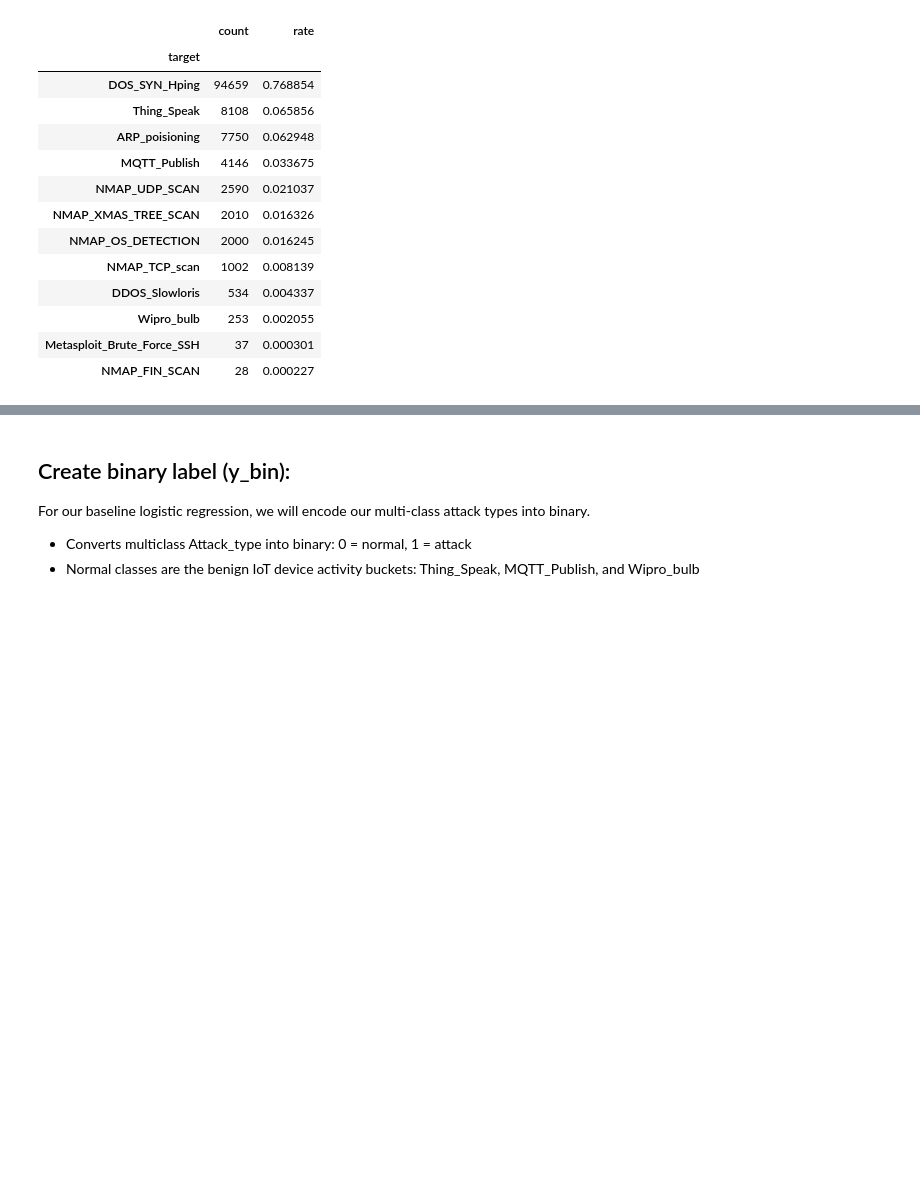
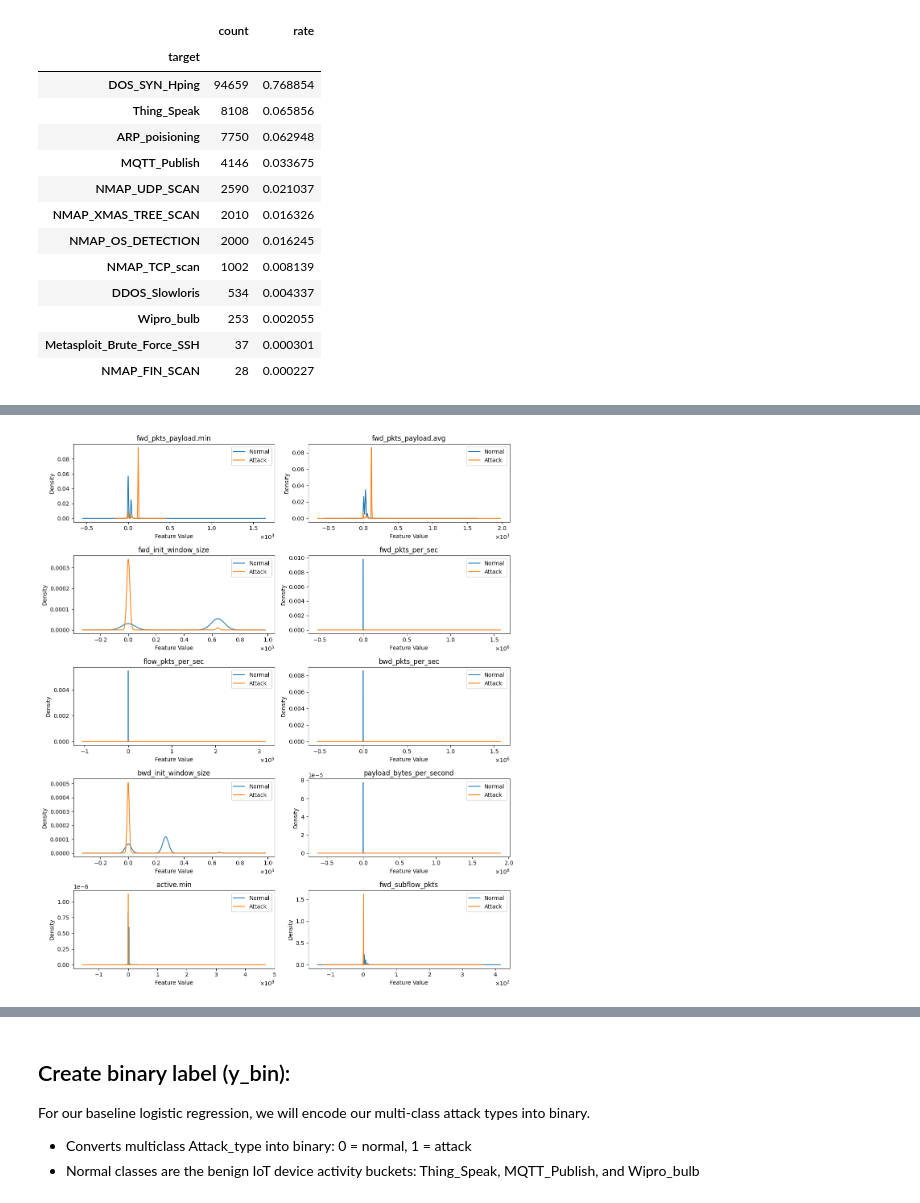
Before and after one commit to AnhJoe/Real-Time_IoT_2022_Quantized_Auto_Encoder, a Jupyter notebook: RT-IoT2022.ipynb, the cells around one changed output, grey strips where cells are left out. Cells and saved outputs as stored; diff of their text form; code cells hidden in the pictures; blank space fills up the shorter version.

```diff
--- a/RT-IoT2022.ipynb
+++ b/RT-IoT2022.ipynb
@@ -474,0 +567,30 @@ To maintain methodological rigor without introducing synthetic data, we construc
+# %%
+#| label: fig-rtiot-kde
+#| fig-cap: "KDE plots of top features by effect size"
+#| fig-width: 8
+#| fig-height: 6
+#| echo: false
+
+fig, axes = plt.subplots(5, 2, figsize=(12, 14))
+axes = axes.flatten()
+
+for ax, col in zip(axes, TOP_FEATURES):
+
+    df.loc[NORMAL_MASK, col].plot(kind="kde", ax=ax, label="Normal")
+    df.loc[ATTACK_MASK, col].plot(kind="kde", ax=ax, label="Attack")
+
+    # Titles and labels
+    ax.set_title(col)
+    ax.set_xlabel("Feature Value")
+    ax.set_ylabel("Density")
+
+    # Improve tick readability for large network values
+    ax.xaxis.set_major_formatter(ticker.ScalarFormatter(useMathText=True))
+    ax.ticklabel_format(style="sci", axis="x", scilimits=(0,0))
+
+    ax.legend()
+
+plt.tight_layout()
+plt.show()
+# %% [output]
+[figure, added]
```
Also changed, not shown: parts of 59 cells of this notebook, 1 other file.
